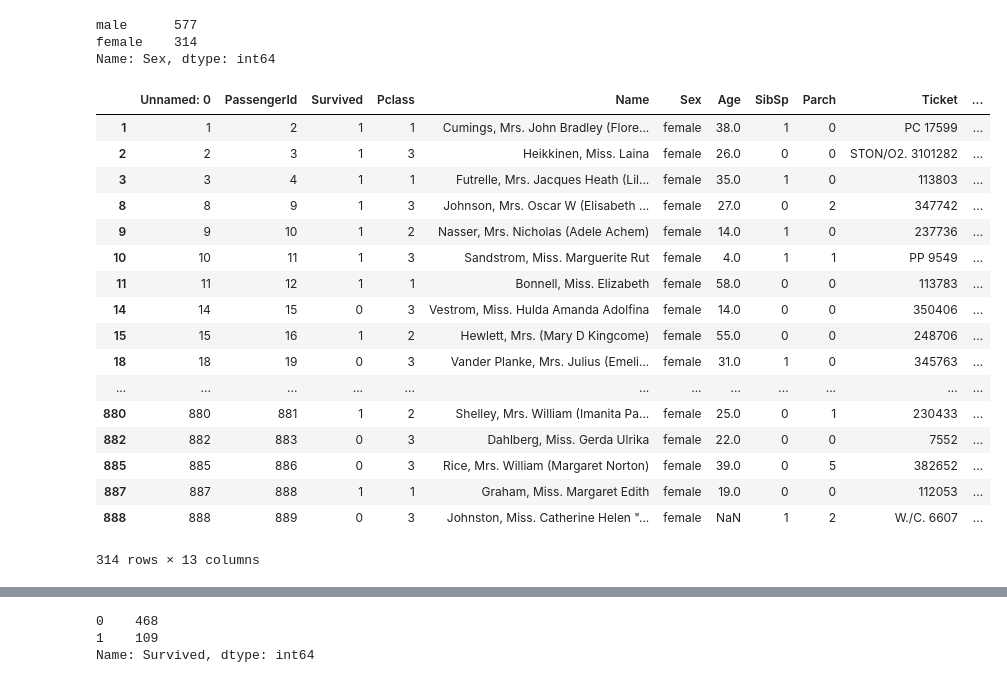
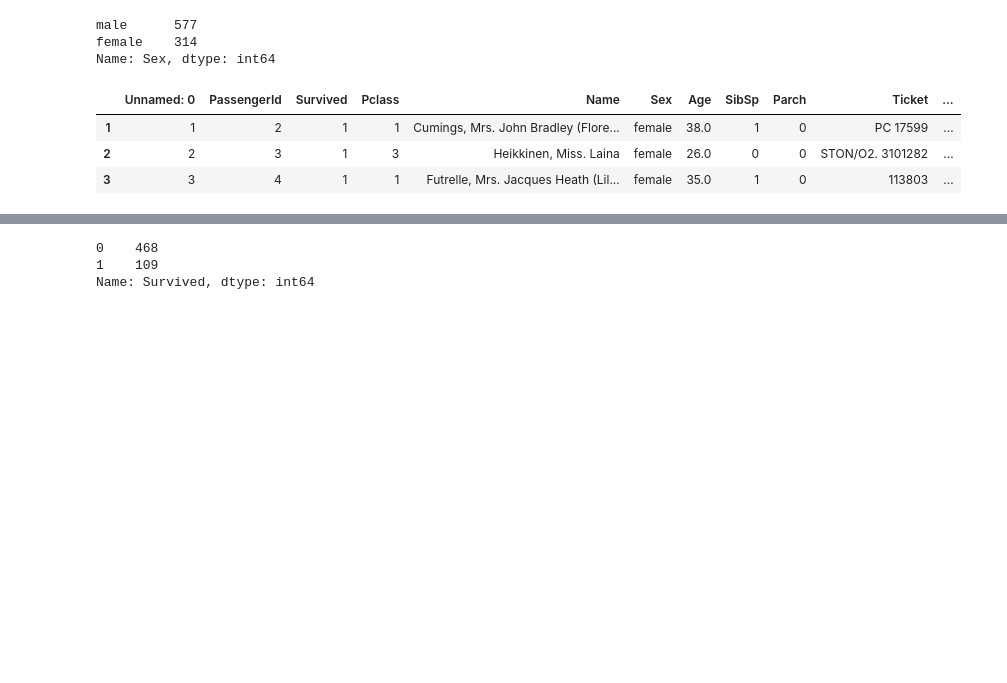
Before and after one commit to SocratesClub/bigdata, a Jupyter notebook: code/08.analyzing_tianya_thread_network.ipynb, the cells around one changed output, grey strips where cells are left out. Saved outputs shown, nothing was run; the diff lists cells and outputs as text; code cells hidden in the pictures; blank space fills up the shorter version.

```diff
--- a/code/08.analyzing_tianya_thread_network.ipynb
+++ b/code/08.analyzing_tianya_thread_network.ipynb
@@ -138,25 +125,11 @@ male      577
 female    314
 Name: Sex, dtype: int64
 # %%
-train[train['Sex']=='female']#[train['Pclass'] == 3]
+train[train['Sex']=='female'][:3]#[train['Pclass'] == 3]
 # %% [output]
 |  | Unnamed: 0 | PassengerId | Survived | Pclass | Name | Sex | Age | SibSp | Parch | Ticket | ... |
 | 1 | 1 | 2 | 1 | 1 | Cumings, Mrs. John Bradley (Flore... | female | 38.0 | 1 | 0 | PC 17599 | ... |
 | 2 | 2 | 3 | 1 | 3 | Heikkinen, Miss. Laina | female | 26.0 | 0 | 0 | STON/O2. 3101282 | ... |
 | 3 | 3 | 4 | 1 | 1 | Futrelle, Mrs. Jacques Heath (Lil... | female | 35.0 | 1 | 0 | 113803 | ... |
-| 8 | 8 | 9 | 1 | 3 | Johnson, Mrs. Oscar W (Elisabeth ... | female | 27.0 | 0 | 2 | 347742 | ... |
-| 9 | 9 | 10 | 1 | 2 | Nasser, Mrs. Nicholas (Adele Achem) | female | 14.0 | 1 | 0 | 237736 | ... |
-| 10 | 10 | 11 | 1 | 3 | Sandstrom, Miss. Marguerite Rut | female | 4.0 | 1 | 1 | PP 9549 | ... |
-| 11 | 11 | 12 | 1 | 1 | Bonnell, Miss. Elizabeth | female | 58.0 | 0 | 0 | 113783 | ... |
-| 14 | 14 | 15 | 0 | 3 | Vestrom, Miss. Hulda Amanda Adolfina | female | 14.0 | 0 | 0 | 350406 | ... |
-| 15 | 15 | 16 | 1 | 2 | Hewlett, Mrs. (Mary D Kingcome) | female | 55.0 | 0 | 0 | 248706 | ... |
-| 18 | 18 | 19 | 0 | 3 | Vander Planke, Mrs. Julius (Emeli... | female | 31.0 | 1 | 0 | 345763 | ... |
-| ... | ... | ... | ... | ... | ... | ... | ... | ... | ... | ... | ... |
-| 880 | 880 | 881 | 1 | 2 | Shelley, Mrs. William (Imanita Pa... | female | 25.0 | 0 | 1 | 230433 | ... |
-| 882 | 882 | 883 | 0 | 3 | Dahlberg, Miss. Gerda Ulrika | female | 22.0 | 0 | 0 | 7552 | ... |
-| 885 | 885 | 886 | 0 | 3 | Rice, Mrs. William (Margaret Norton) | female | 39.0 | 0 | 5 | 382652 | ... |
-| 887 | 887 | 888 | 1 | 1 | Graham, Miss. Margaret Edith | female | 19.0 | 0 | 0 | 112053 | ... |
-| 888 | 888 | 889 | 0 | 3 | Johnston, Miss. Catherine Helen "... | female | NaN | 1 | 2 | W./C. 6607 | ... |
-314 rows × 13 columns
 # %%
 # Males that survived vs males that passed away
```
Also changed, not shown: parts of 11 cells of this notebook, 29 other files.
